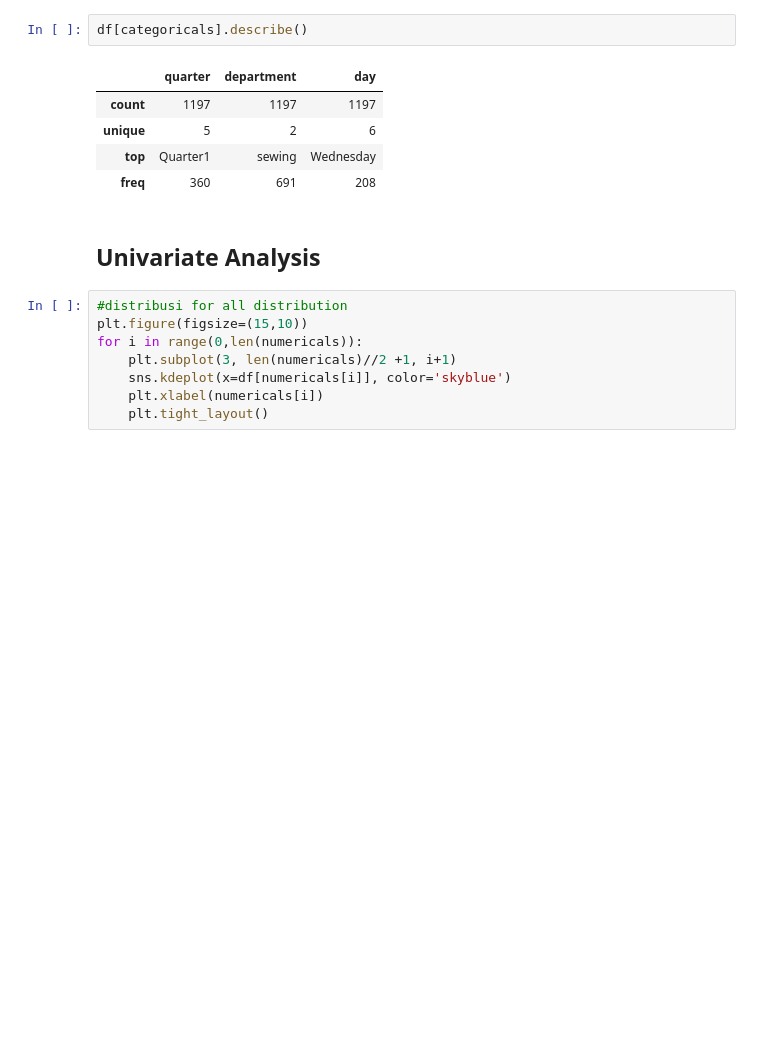
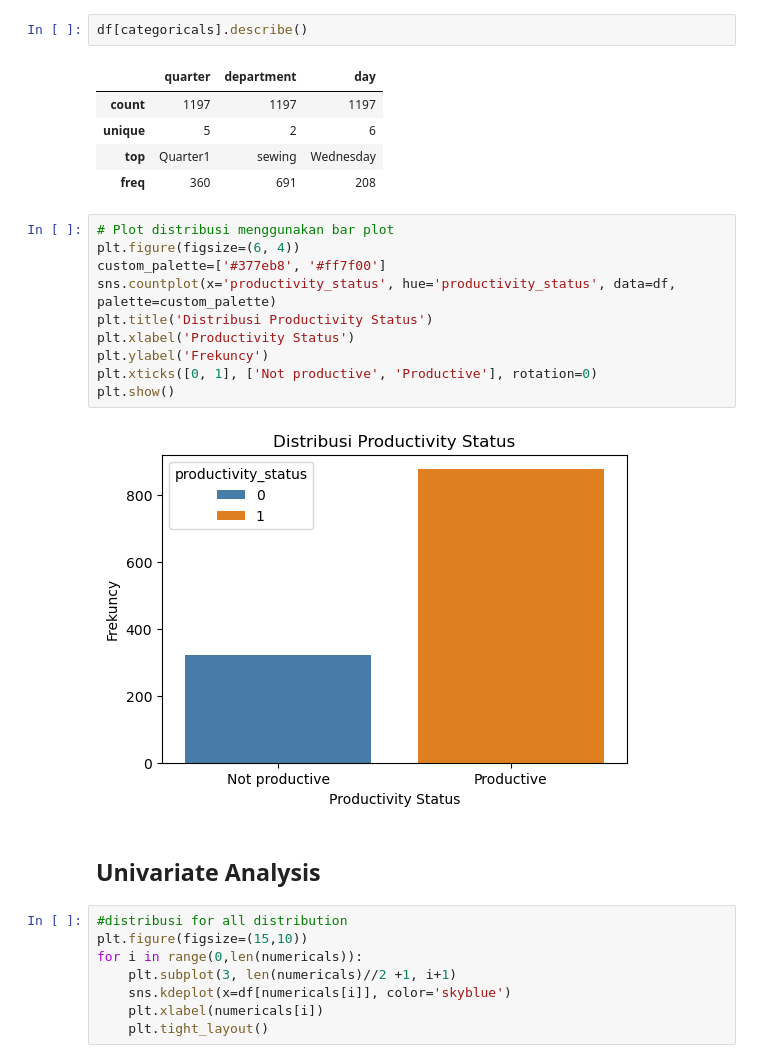
Before and after one commit to tiyasanin1/garment-productivity-analysis, a Jupyter notebook: notebook/code.ipynb, the cells around one changed output. Cells and saved outputs as stored; diff of their text form; blank space fills up the shorter version.

```diff
--- a/notebook/code.ipynb
+++ b/notebook/code.ipynb
@@ -141,6 +141,18 @@ df[categoricals].describe()
 | unique | 5 | 2 | 6 |
 | top | Quarter1 | sewing | Wednesday |
 | freq | 360 | 691 | 208 |
+# %%
+# Plot distribusi menggunakan bar plot
+plt.figure(figsize=(6, 4))
+custom_palette=['#377eb8', '#ff7f00']
+sns.countplot(x='productivity_status', hue='productivity_status', data=df, palette=custom_palette)
+plt.title('Distribusi Productivity Status')
+plt.xlabel('Productivity Status')
+plt.ylabel('Frekuncy')
+plt.xticks([0, 1], ['Not productive', 'Productive'], rotation=0)
+plt.show()
+# %% [output]
+[figure, added]
 # %% [markdown]
 ## Univariate Analysis
 # %%
```
Also changed, not shown: parts of 21 cells of this notebook.
